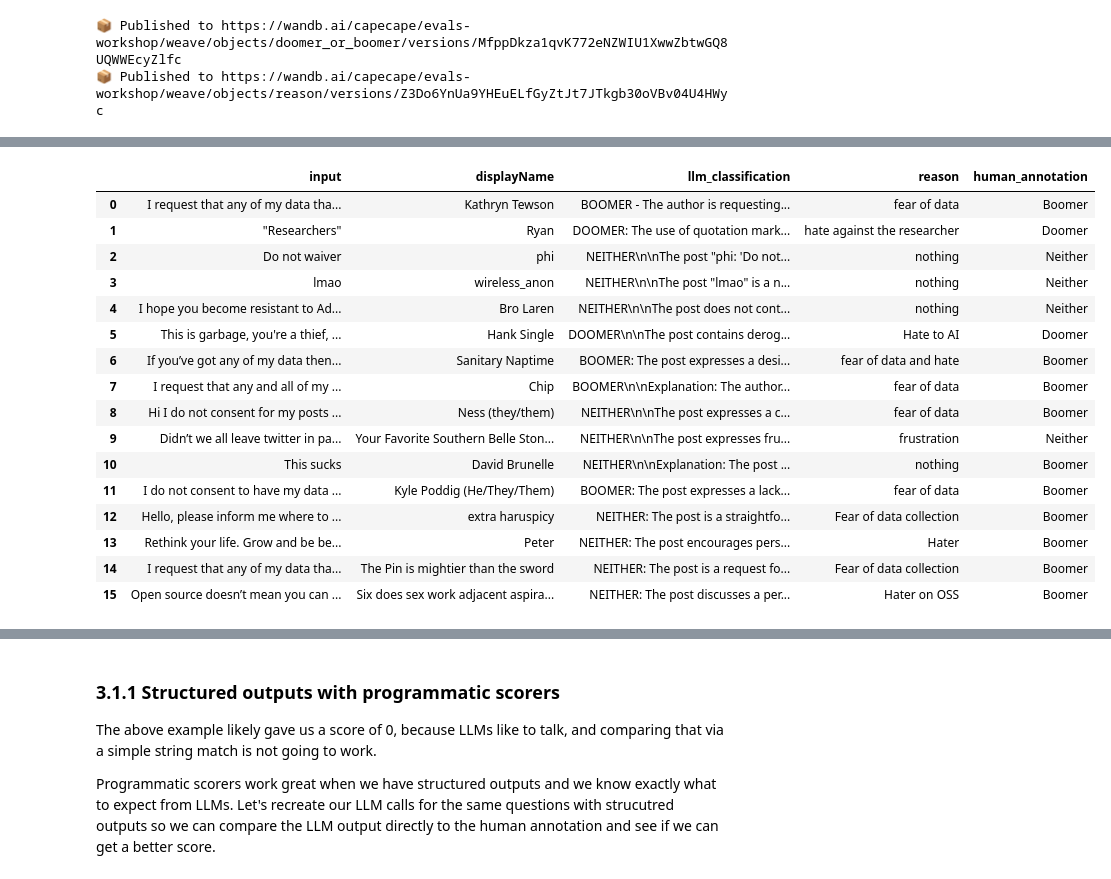
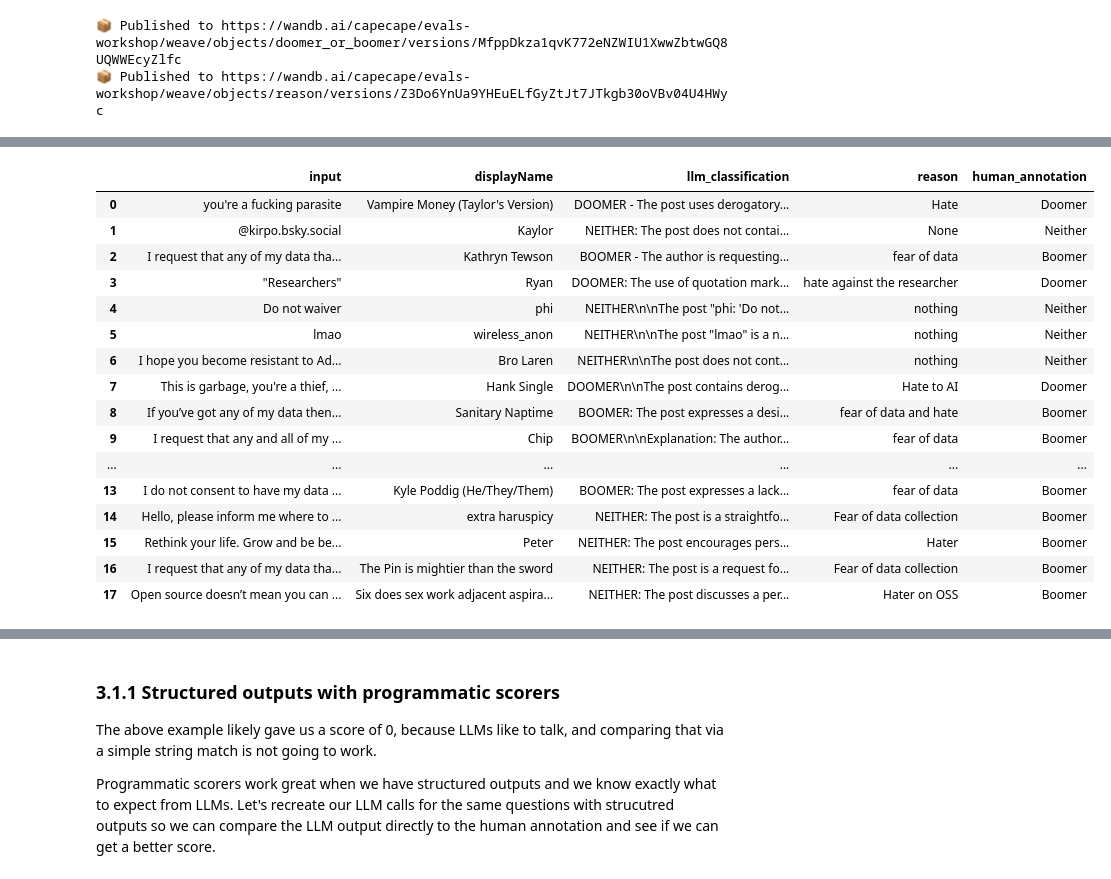
Before and after one commit to juliettech13/wadb_evals, a Jupyter notebook: eval.ipynb, the cells around one changed output, grey strips where cells are left out. Drawn from its saved outputs; the diff is of its cells as text; code cells hidden in the pictures.

```diff
--- a/eval.ipynb
+++ b/eval.ipynb
@@ -453,30 +462,31 @@ Using `refs` is a great way to make your code reproducible and versioned.
 Here's an example of the dataset we just created, and how we can reuse it in our evaluations.
 # %%
 # TODO 5: replace this dataset with your own ref using the dataset link above and looking at the "use" tab
-weave_ref = "weave:///capecape/evals-workshop/object/doomer_or_boomer_dataset:AjXt0JMXffKov9O8MUU2oyr2oVTLYTjIQ9XEva0ZEus"
+# weave_ref = "weave:///capecape/evals-workshop/object/doomer_or_boomer_dataset:AjXt0JMXffKov9O8MUU2oyr2oVTLYTjIQ9XEva0ZEus"
+weave_ref = "weave:///capecape/evals-workshop/object/doomer_or_boomer_dataset:62lZIW1Pkfq5KHN56tOldEymHqXwtyXbLVVnVxqMDkw"
 doomer_or_boomer_dataset = weave.ref(weave_ref).get()
 
 import pandas as pd
 df = pd.DataFrame(doomer_or_boomer_dataset.rows)
 df.head(20)
 # %% [output]
 |  | input | displayName | llm_classification | reason | human_annotation |
-| 0 | I request that any of my data tha... | Kathryn Tewson | BOOMER - The author is requesting... | fear of data | Boomer |
-| 1 | "Researchers" | Ryan | DOOMER: The use of quotation mark... | hate against the researcher | Doomer |
-| 2 | Do not waiver | phi | NEITHER\n\nThe post "phi: 'Do not... | nothing | Neither |
-| 3 | lmao | wireless_anon | NEITHER\n\nThe post "lmao" is a n... | nothing | Neither |
-| 4 | I hope you become resistant to Ad... | Bro Laren | NEITHER\n\nThe post does not cont... | nothing | Neither |
-| 5 | This is garbage, you're a thief, ... | Hank Single | DOOMER\n\nThe post contains derog... | Hate to AI | Doomer |
-| 6 | If you’ve got any of my data then... | Sanitary Naptime | BOOMER: The post expresses a desi... | fear of data and hate | Boomer |
-| 7 | I request that any and all of my ... | Chip | BOOMER\n\nExplanation: The author... | fear of data | Boomer |
-| 8 | Hi I do not consent for my posts ... | Ness (they/them) | NEITHER\n\nThe post expresses a c... | fear of data | Boomer |
-| 9 | Didn’t we all leave twitter in pa... | Your Favorite Southern Belle Ston... | NEITHER\n\nThe post expresses fru... | frustration | Neither |
-| 10 | This sucks | David Brunelle | NEITHER\n\nExplanation: The post ... | nothing | Boomer |
-| 11 | I do not consent to have my data ... | Kyle Poddig (He/They/Them) | BOOMER: The post expresses a lack... | fear of data | Boomer |
-| 12 | Hello, please inform me where to ... | extra haruspicy | NEITHER: The post is a straightfo... | Fear of data collection | Boomer |
-| 13 | Rethink your life. Grow and be be... | Peter | NEITHER: The post encourages pers... | Hater | Boomer |
-| 14 | I request that any of my data tha... | The Pin is mightier than the sword | NEITHER: The post is a request fo... | Fear of data collection | Boomer |
-| 15 | Open source doesn’t mean you can ... | Six does sex work adjacent aspira... | NEITHER: The post discusses a per... | Hater on OSS | Boomer |
+| 0 | you're a fucking parasite | Vampire Money (Taylor's Version) | DOOMER - The post uses derogatory... | Hate | Doomer |
+| 1 | @kirpo.bsky.social | Kaylor | NEITHER: The post does not contai... | None | Neither |
+| 2 | I request that any of my data tha... | Kathryn Tewson | BOOMER - The author is requesting... | fear of data | Boomer |
+| 3 | "Researchers" | Ryan | DOOMER: The use of quotation mark... | hate against the researcher | Doomer |
+| 4 | Do not waiver | phi | NEITHER\n\nThe post "phi: 'Do not... | nothing | Neither |
+| 5 | lmao | wireless_anon | NEITHER\n\nThe post "lmao" is a n... | nothing | Neither |
+| 6 | I hope you become resistant to Ad... | Bro Laren | NEITHER\n\nThe post does not cont... | nothing | Neither |
+| 7 | This is garbage, you're a thief, ... | Hank Single | DOOMER\n\nThe post contains derog... | Hate to AI | Doomer |
+| 8 | If you’ve got any of my data then... | Sanitary Naptime | BOOMER: The post expresses a desi... | fear of data and hate | Boomer |
+| 9 | I request that any and all of my ... | Chip | BOOMER\n\nExplanation: The author... | fear of data | Boomer |
+| ... | ... | ... | ... | ... | ... |
+| 13 | I do not consent to have my data ... | Kyle Poddig (He/They/Them) | BOOMER: The post expresses a lack... | fear of data | Boomer |
+| 14 | Hello, please inform me where to ... | extra haruspicy | NEITHER: The post is a straightfo... | Fear of data collection | Boomer |
+| 15 | Rethink your life. Grow and be be... | Peter | NEITHER: The post encourages pers... | Hater | Boomer |
+| 16 | I request that any of my data tha... | The Pin is mightier than the sword | NEITHER: The post is a request fo... | Fear of data collection | Boomer |
+| 17 | Open source doesn’t mean you can ... | Six does sex work adjacent aspira... | NEITHER: The post discusses a per... | Hater on OSS | Boomer |
 # %% [markdown]
 # Step 3 : Evaluations
 ### Components of an Evaluation
```
Also changed, not shown: parts of 17 cells of this notebook.
